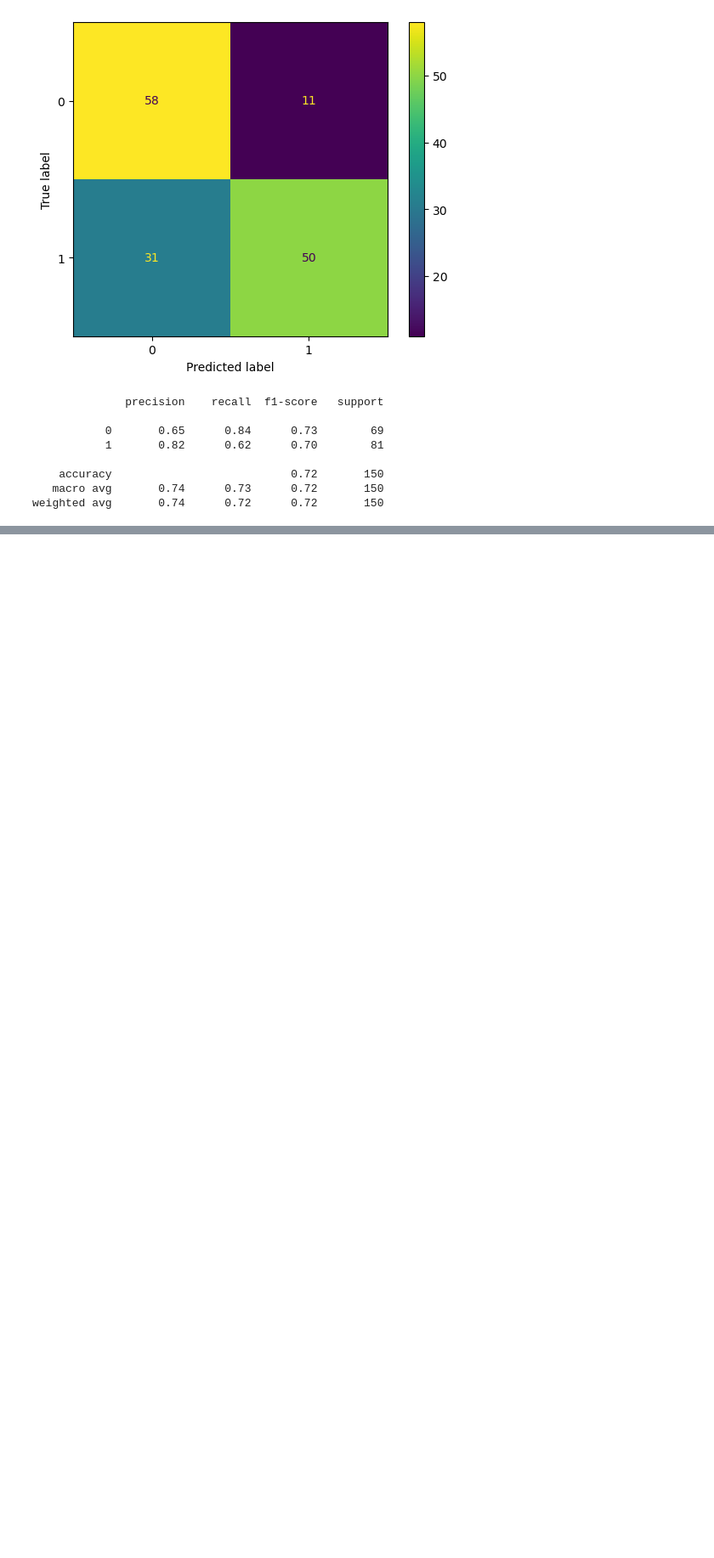
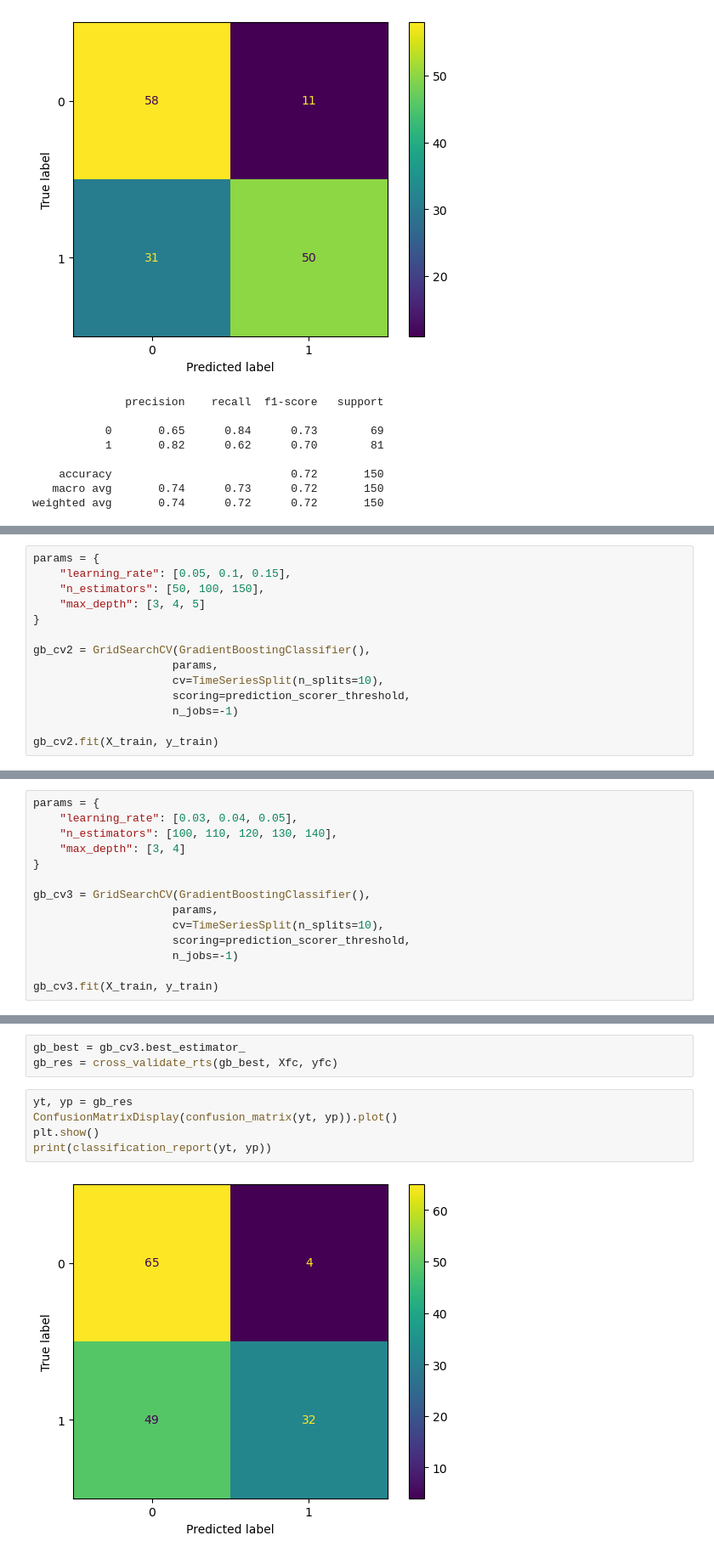
Before and after one commit to milonpabis/crypto-eye, a Jupyter notebook: stock-tool.ipynb, the cells around one changed output, grey strips where cells are left out. Shown: that part at 85% size. Cells and saved outputs as stored; diff of their text form; blank space fills up the shorter version.

```diff
--- a/stock-tool.ipynb
+++ b/stock-tool.ipynb
@@ -731,0 +997,14 @@ weighted avg       0.74      0.72      0.72       150
+# %%
+params = {
+    "learning_rate": [0.05, 0.1, 0.15],
+    "n_estimators": [50, 100, 150],
+    "max_depth": [3, 4, 5]
+}
+
+gb_cv2 = GridSearchCV(GradientBoostingClassifier(),
+                     params,
+                     cv=TimeSeriesSplit(n_splits=10),
+                     scoring=prediction_scorer_threshold,
+                     n_jobs=-1)
+
+gb_cv2.fit(X_train, y_train)
@@ -731,0 +1038,14 @@ weighted avg       0.74      0.72      0.72       150
+# %%
+params = {
+    "learning_rate": [0.03, 0.04, 0.05],
+    "n_estimators": [100, 110, 120, 130, 140],
+    "max_depth": [3, 4]
+}
+
+gb_cv3 = GridSearchCV(GradientBoostingClassifier(),
+                     params,
+                     cv=TimeSeriesSplit(n_splits=10),
+                     scoring=prediction_scorer_threshold,
+                     n_jobs=-1)
+
+gb_cv3.fit(X_train, y_train)
@@ -731,0 +1075,10 @@ weighted avg       0.74      0.72      0.72       150
+# %%
+gb_best = gb_cv3.best_estimator_
+gb_res = cross_validate_rts(gb_best, Xfc, yfc)
+# %%
+yt, yp = gb_res
+ConfusionMatrixDisplay(confusion_matrix(yt, yp)).plot()
+plt.show()
+print(classification_report(yt, yp))
+# %% [output]
+[figure, added]
```
Also changed, not shown: parts of 41 cells of this notebook, 3 other files.
